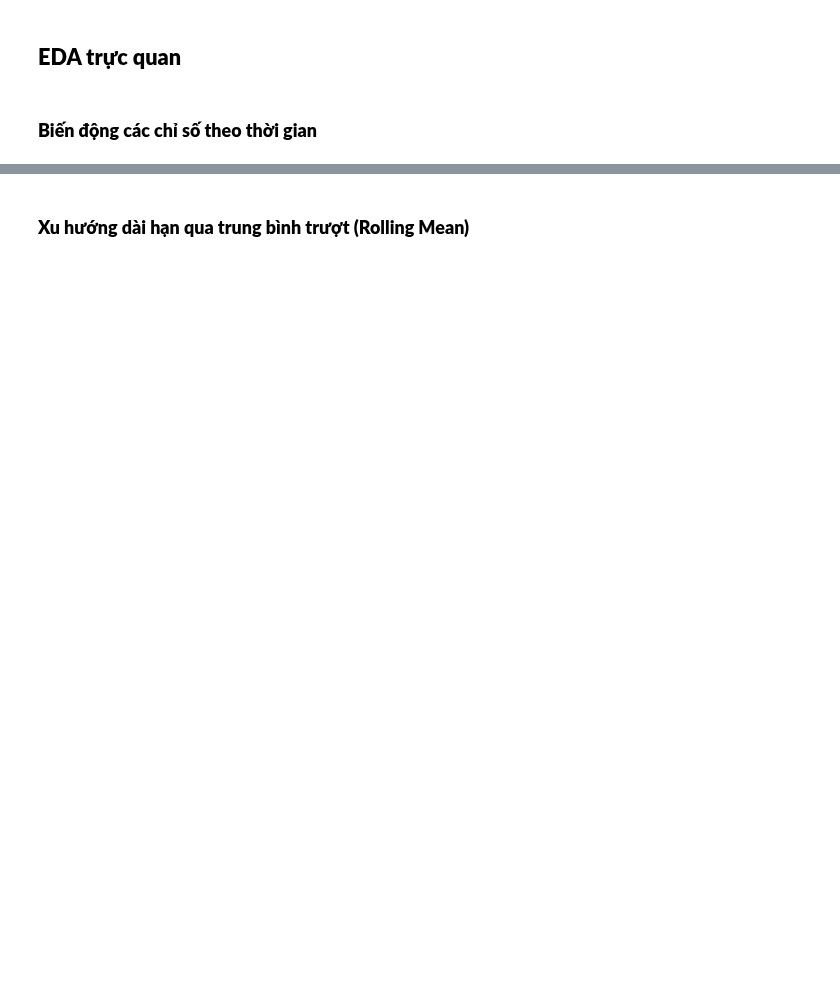
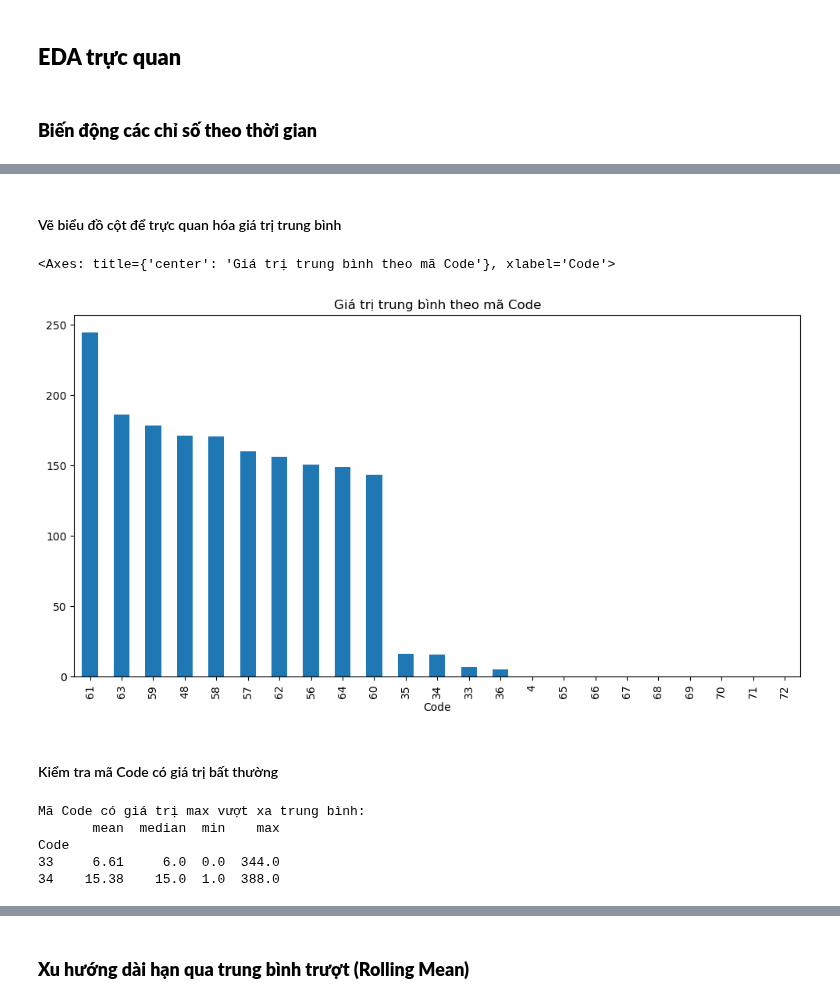
Before and after one commit to Hutramikha/Data_Analysis_SGU_2025, a Jupyter notebook: Data_analysis/practice/lab3/time_series.ipynb, the cells around one changed output, grey strips where cells are left out. Saved outputs shown, nothing was run; the diff lists cells and outputs as text; code cells hidden in the pictures; blank space fills up the shorter version.

```diff
--- a/Data_analysis/practice/lab3/time_series.ipynb
+++ b/Data_analysis/practice/lab3/time_series.ipynb
@@ -233,0 +385,4 @@ Kết luận về kết quả phân bố các mã trong dữ liệu:
+# %%
+summary_stats = df_reset.groupby("Code")["Value"].agg(["mean", "median", "min", "max"]).round(2)
+print("Thống kê tổng quan theo mã Code:")
+print(summary_stats)
@@ -233,0 +407,20 @@ Kết luận về kết quả phân bố các mã trong dữ liệu:
+# %% [markdown]
+#### Vẽ biểu đồ cột để trực quan hóa giá trị trung bình
+# %%
+summary_stats["mean"].sort_values(ascending=False).plot(kind="bar", figsize=(12, 6), title="Giá trị trung bình theo mã Code")
+# %% [output]
+<Axes: title={'center': 'Giá trị trung bình theo mã Code'}, xlabel='Code'>
+[figure, added]
+# %% [markdown]
+#### Kiểm tra mã Code có giá trị bất thường
+# %%
+# Mã có giá trị max cao bất thường là mã có biến động mạnh hoặc đo sai
+outlier_codes = summary_stats[summary_stats["max"] > summary_stats["mean"] * 5]
+print("Mã Code có giá trị max vượt xa trung bình:")
+print(outlier_codes)
+# %% [output]
+Mã Code có giá trị max vượt xa trung bình:
+       mean  median  min    max
+Code
+33     6.61     6.0  0.0  344.0
+34    15.38    15.0  1.0  388.0
```
Also changed, not shown: parts of 33 cells of this notebook.
